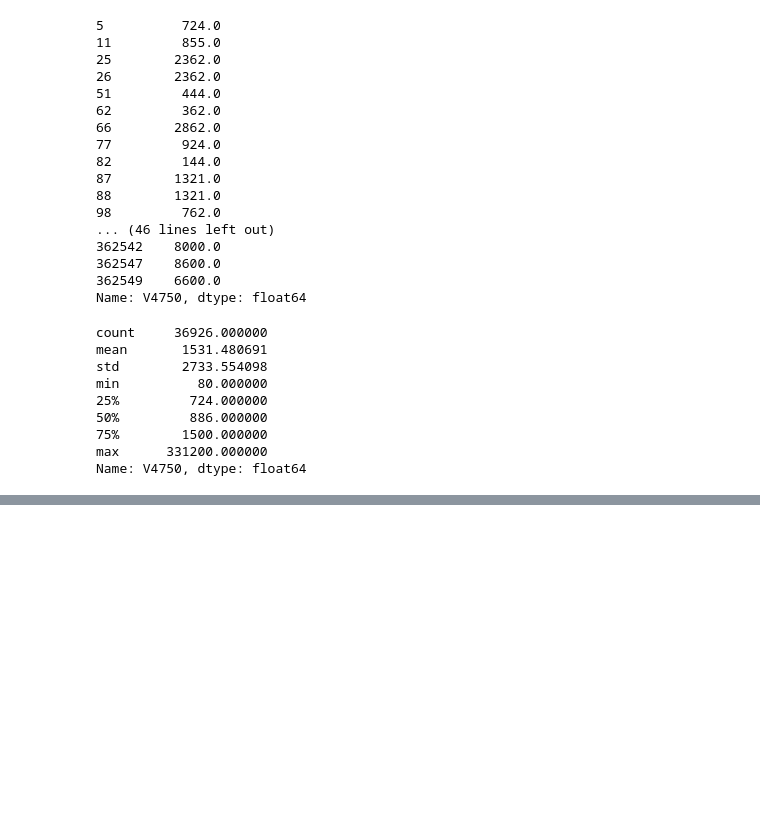
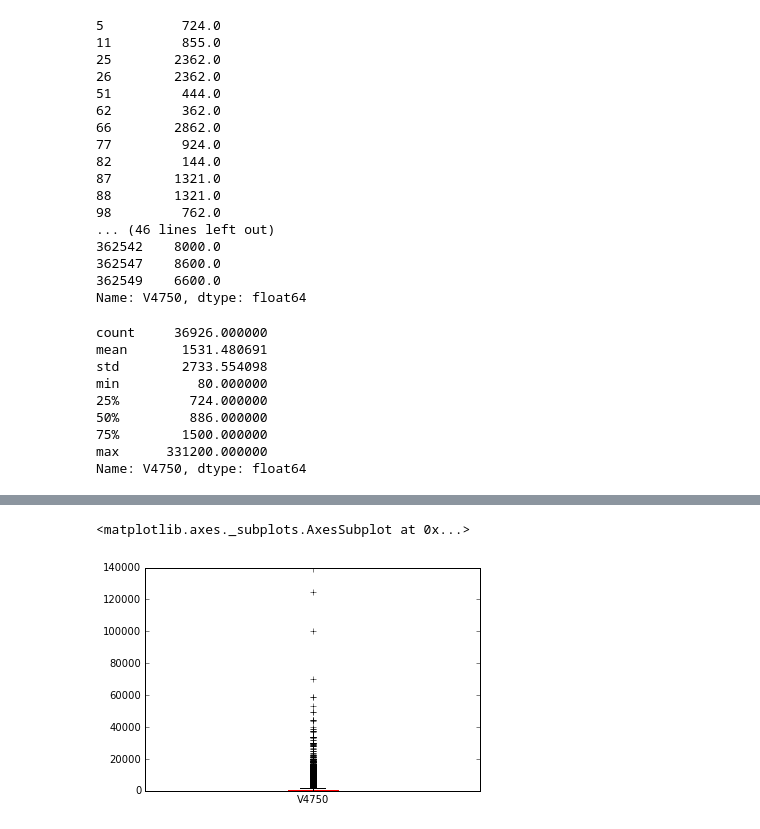
Before and after one commit to carletti/CD, a Jupyter notebook: Projeto1/Projeto1_final.ipynb, the cells around one changed output, grey strips where cells are left out. Drawn from its saved outputs; the diff is of its cells as text; code cells hidden in the pictures; blank space fills up the shorter version.

```diff
--- a/Projeto1/Projeto1_final.ipynb
+++ b/Projeto1/Projeto1_final.ipynb
@@ -329,0 +383,6 @@ AttributeError: 'Series' object has no attribute 'boxplot'
+# %%
+renda2011 = renda2011[(renda2011 <1000000)]
+renda2011.plot.box()
+# %% [output]
+<matplotlib.axes._subplots.AxesSubplot at 0x...>
+[figure, added]
```
Also changed, not shown: parts of 12 cells of this notebook.
